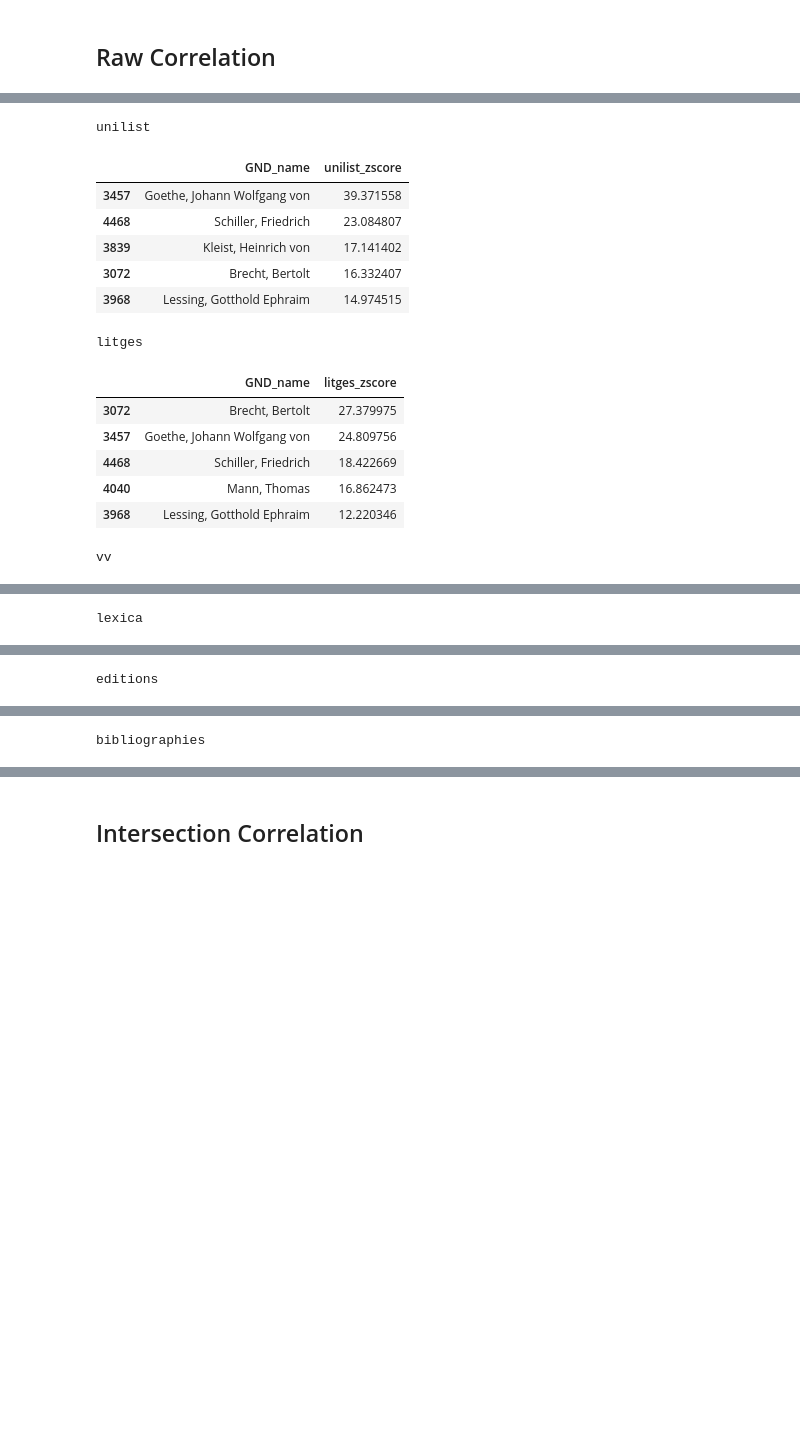
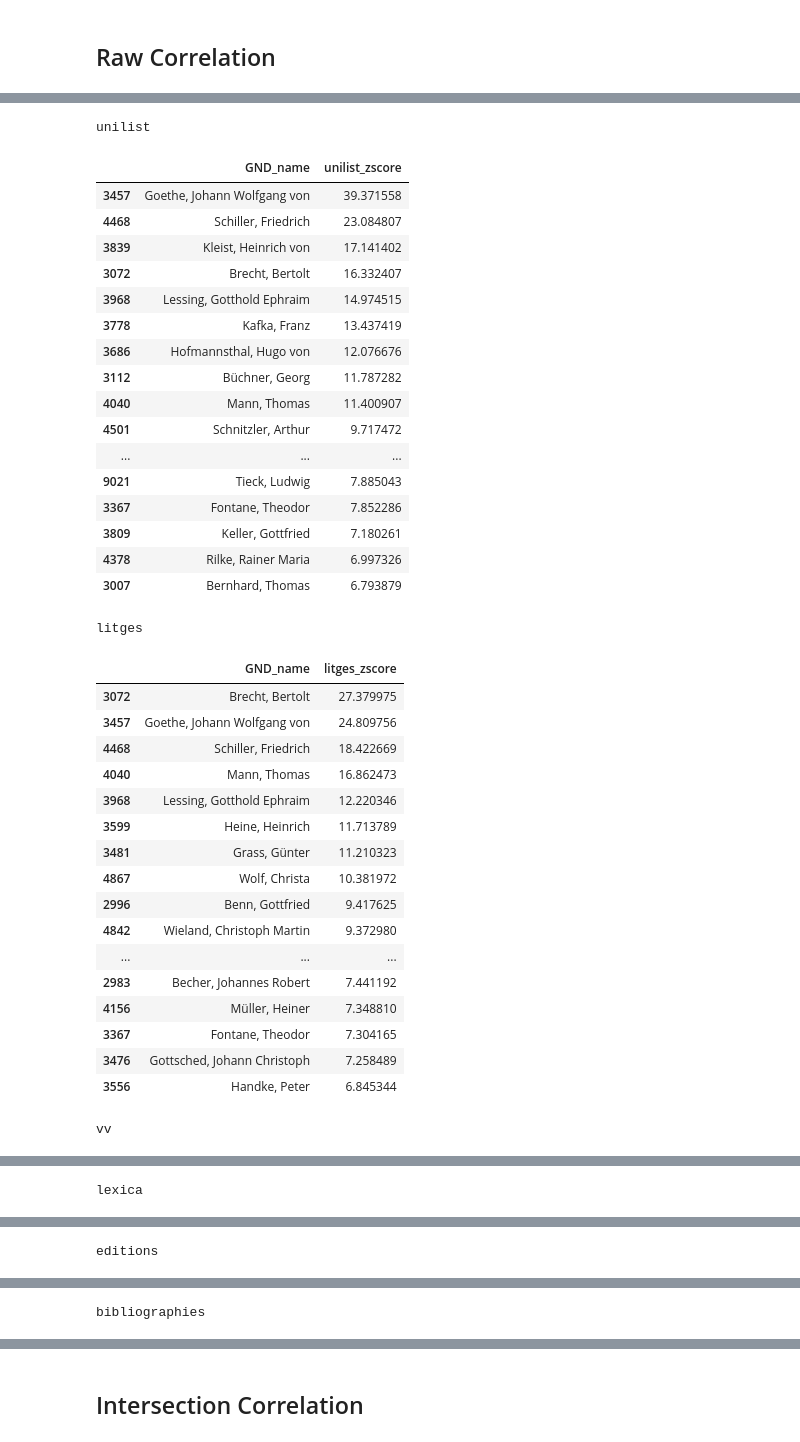
Before and after one commit to agihil/germancanon, a Jupyter notebook: notebooks/publication.ipynb, the cells around one changed output, grey strips where cells are left out. Cells and saved outputs as stored; diff of their text form; code cells hidden in the pictures; blank space fills up the shorter version.

```diff
--- a/notebooks/publication.ipynb
+++ b/notebooks/publication.ipynb
@@ -289,18 +289,29 @@ plt.show()
 # %%
 # top 5 per primary indicator
 for primary_indicator in all_indicator_dict.keys():
     data_indicator_top = data.sort_values(by=primary_indicator, ascending=False)
 
     print(primary_indicator)
-    display(data_indicator_top.head(5)[['GND_name', primary_indicator+'_zscore']])
+    display(data_indicator_top.head(20)[['GND_name', primary_indicator+'_zscore']])
 # %% [output]
 unilist
 |  | GND_name | unilist_zscore |
 | 3457 | Goethe, Johann Wolfgang von | 39.371558 |
 | 4468 | Schiller, Friedrich | 23.084807 |
 | 3839 | Kleist, Heinrich von | 17.141402 |
 | 3072 | Brecht, Bertolt | 16.332407 |
 | 3968 | Lessing, Gotthold Ephraim | 14.974515 |
+| 3778 | Kafka, Franz | 13.437419 |
+| 3686 | Hofmannsthal, Hugo von | 12.076676 |
+| 3112 | Büchner, Georg | 11.787282 |
+| 4040 | Mann, Thomas | 11.400907 |
+| 4501 | Schnitzler, Arthur | 9.717472 |
+| ... | ... | ... |
+| 9021 | Tieck, Ludwig | 7.885043 |
+| 3367 | Fontane, Theodor | 7.852286 |
+| 3809 | Keller, Gottfried | 7.180261 |
+| 4378 | Rilke, Rainer Maria | 6.997326 |
+| 3007 | Bernhard, Thomas | 6.793879 |
 litges
 |  | GND_name | litges_zscore |
 | 3072 | Brecht, Bertolt | 27.379975 |
@@ -308,6 +319,17 @@ litges
 | 4468 | Schiller, Friedrich | 18.422669 |
 | 4040 | Mann, Thomas | 16.862473 |
 | 3968 | Lessing, Gotthold Ephraim | 12.220346 |
+| 3599 | Heine, Heinrich | 11.713789 |
+| 3481 | Grass, Günter | 11.210323 |
+| 4867 | Wolf, Christa | 10.381972 |
+| 2996 | Benn, Gottfried | 9.417625 |
+| 4842 | Wieland, Christoph Martin | 9.372980 |
+| ... | ... | ... |
+| 2983 | Becher, Johannes Robert | 7.441192 |
+| 4156 | Müller, Heiner | 7.348810 |
+| 3367 | Fontane, Theodor | 7.304165 |
+| 3476 | Gottsched, Johann Christoph | 7.258489 |
+| 3556 | Handke, Peter | 6.845344 |
 vv
 |  | GND_name | vv_zscore |
 | 3457 | Goethe, Johann Wolfgang von | 39.074983 |
```
Also changed, not shown: parts of 2 cells of this notebook.
